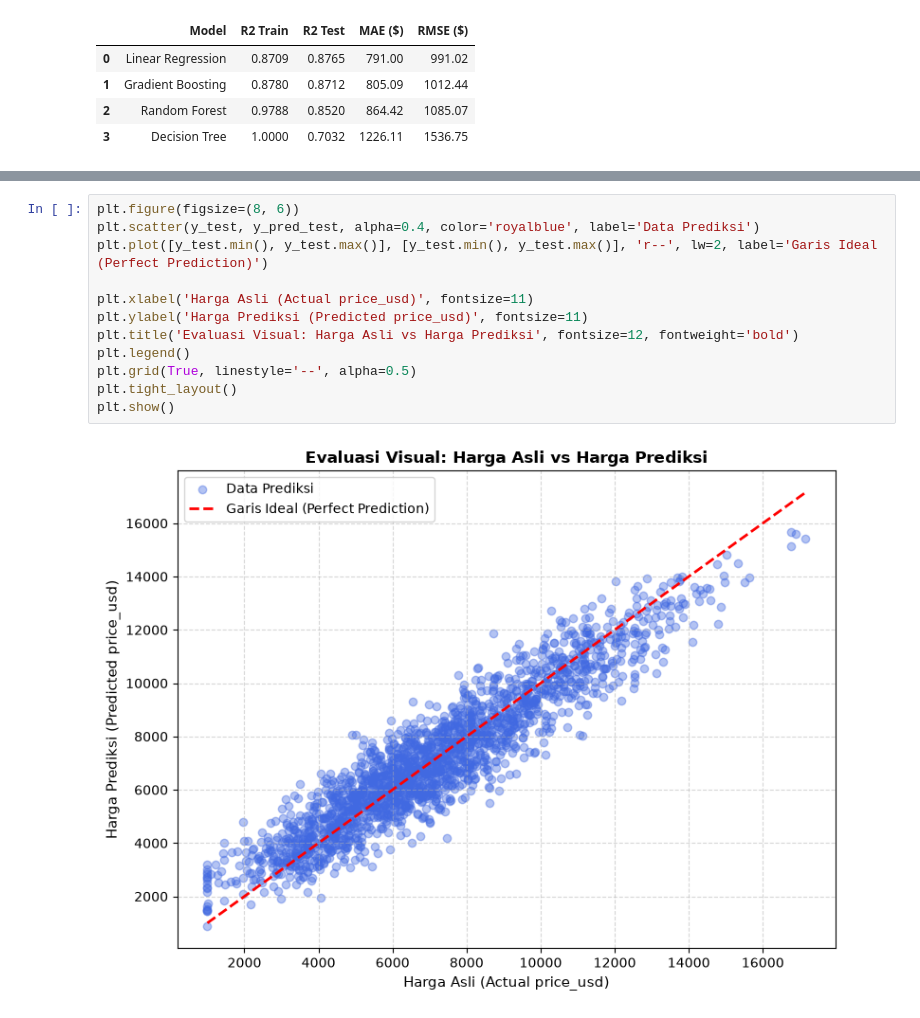
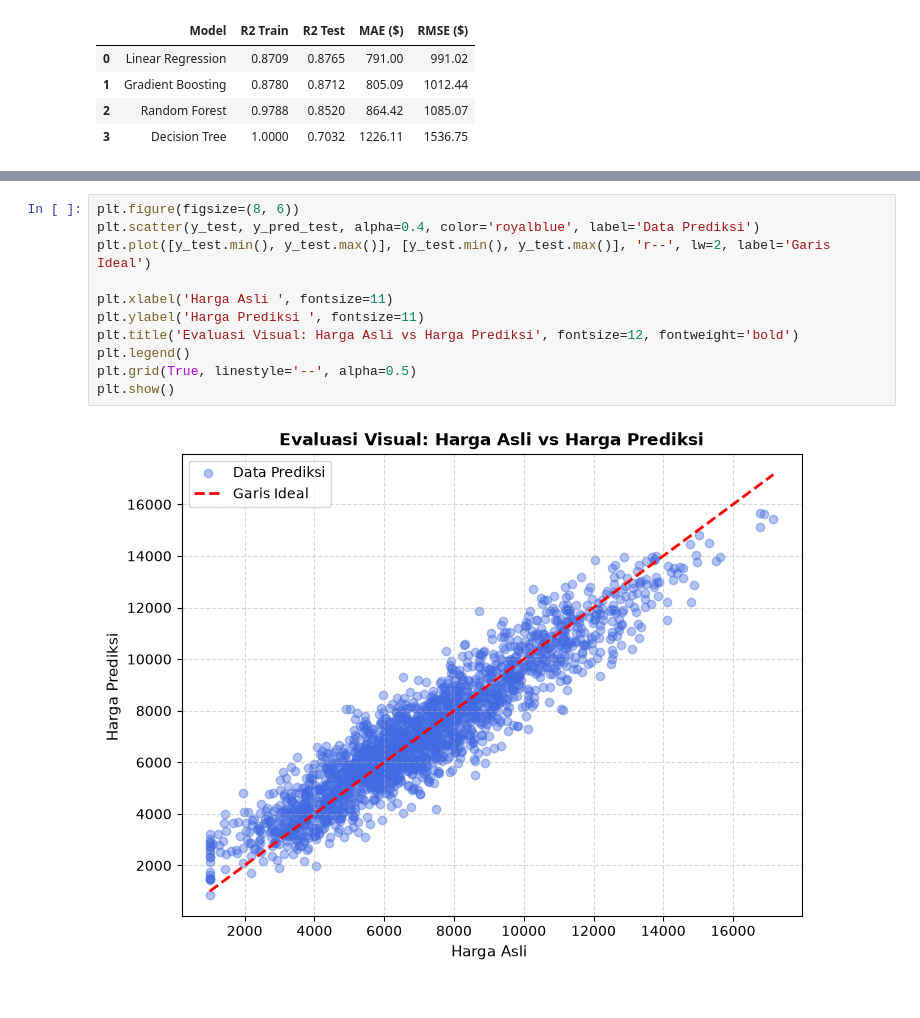
Before and after one commit to claraaulsep/used-car-prediction, a Jupyter notebook: used_car_prediction.ipynb, the cells around one changed output, grey strips where cells are left out. Drawn from its saved outputs; the diff is of its cells as text.

```diff
--- a/used_car_prediction.ipynb
+++ b/used_car_prediction.ipynb
@@ -405,17 +404,16 @@ plt.show()
 # %%
 plt.figure(figsize=(8, 6))
 plt.scatter(y_test, y_pred_test, alpha=0.4, color='royalblue', label='Data Prediksi')
-plt.plot([y_test.min(), y_test.max()], [y_test.min(), y_test.max()], 'r--', lw=2, label='Garis Ideal (Perfect Prediction)')
+plt.plot([y_test.min(), y_test.max()], [y_test.min(), y_test.max()], 'r--', lw=2, label='Garis Ideal')
 
-plt.xlabel('Harga Asli (Actual price_usd)', fontsize=11)
-plt.ylabel('Harga Prediksi (Predicted price_usd)', fontsize=11)
+plt.xlabel('Harga Asli ', fontsize=11)
+plt.ylabel('Harga Prediksi ', fontsize=11)
 plt.title('Evaluasi Visual: Harga Asli vs Harga Prediksi', fontsize=12, fontweight='bold')
 plt.legend()
 plt.grid(True, linestyle='--', alpha=0.5)
-plt.tight_layout()
 plt.show()
 # %% [output]
-[figure, old version]
+[figure, new version]
 # %%
 
 sample_data = X_test.iloc[[0]]
```
Also changed, not shown: parts of 14 cells of this notebook, 4 other files.
